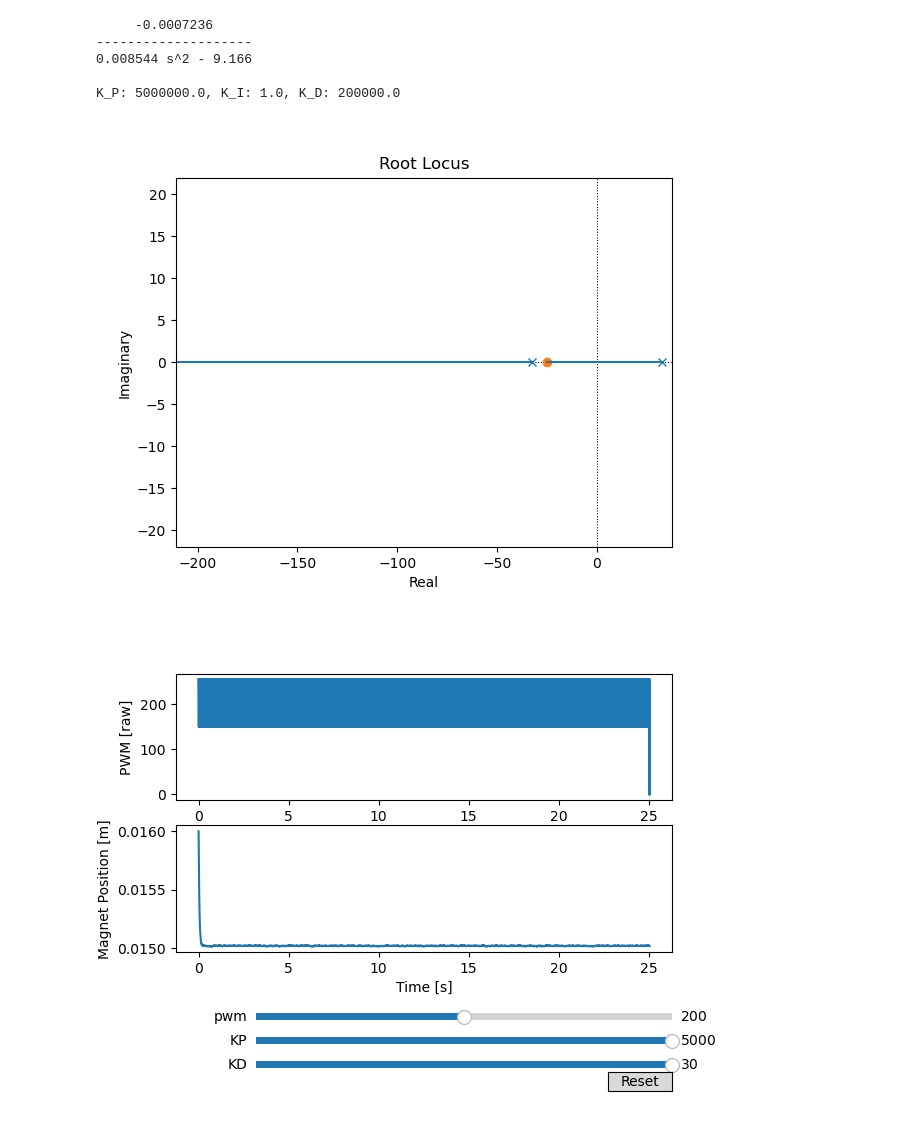
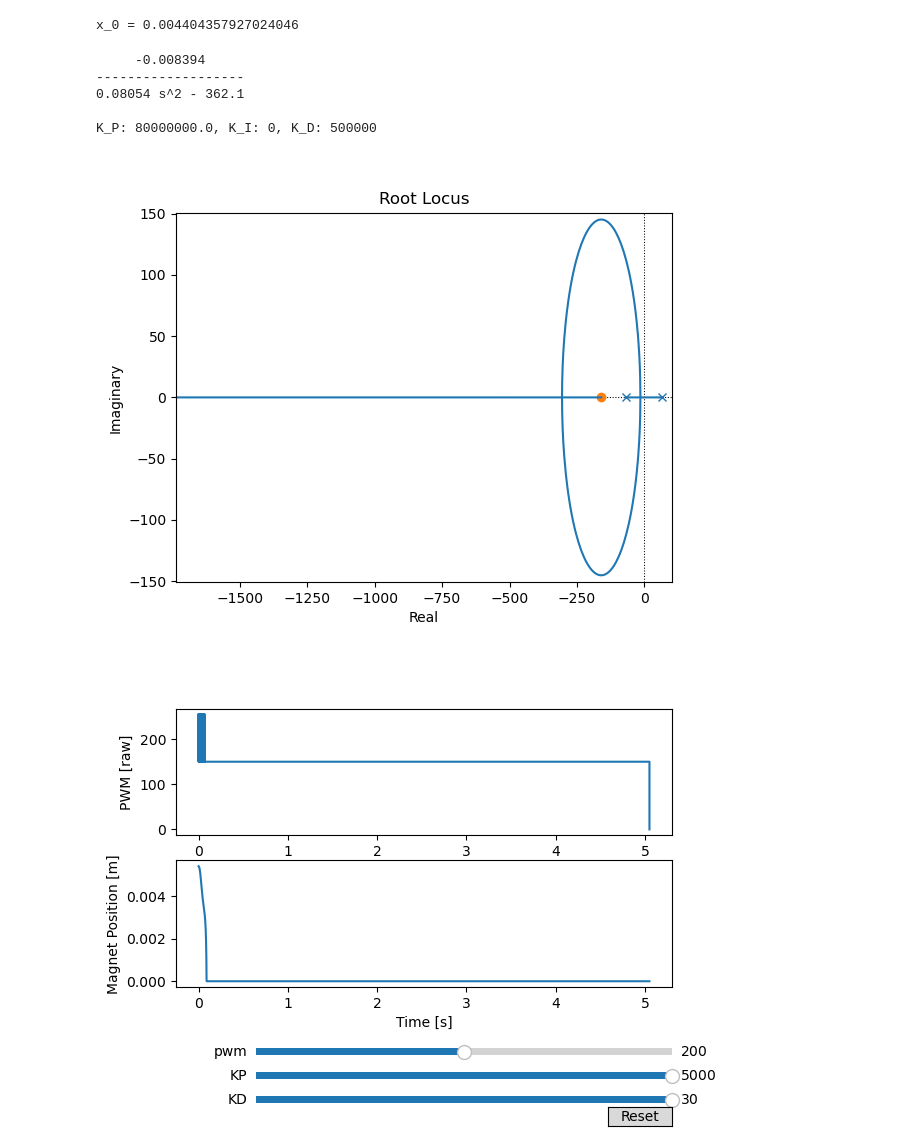
Before and after one commit to krish-suresh/controls-final, a Jupyter notebook: sim_linear_emperical.ipynb, the cells around one changed output. Saved outputs shown, nothing was run; the diff lists cells and outputs as text; code cells hidden in the pictures.

```diff
--- a/sim_linear_emperical.ipynb
+++ b/sim_linear_emperical.ipynb
@@ -8,10 +8,10 @@ import control as ct
 
 #### Constants
 # Measured from the arduino
-dt_micros = 250  # microseconds per loop
+dt_micros = 18  # microseconds per loop
 dt = dt_micros / 10**6  # seconds
 t_start = 0  # seconds
-t_end = 25.05  # seconds
+t_end = 5.05  # seconds
 num_points = int(np.ceil((t_end - t_start) / dt))
 t_list = np.linspace(t_start, t_end, num_points)
 
@@ -22,19 +22,22 @@ MAX_DIST = 0.15  # m
 R = 28.5 # ohms
 L = 0.051337  # H
 
-m = 8.5443/1000  # kg
+m = 80.5443/1000  # kg
 g = 9.8  # m/s^2
 
-x_0 = 0.015 # m
 pwm_0 = 190
 # a - b * (PWM**2) / X**2
 C_1 = -0.008052525002733787 # a
 C_2 = -4.284764699038538e-10 # b
+x_0 = pwm_0/np.sqrt((C_1 - m*g)/C_2)
+print(f"x_0 = {x_0}")
+# %% [output]
+x_0 = 0.004404357927024046
 # %%
-K = 100000
-K_P = 50.0 * K
-K_I = 1.0
-K_D = 2.0 * K
+K = 10000
+K_P = 8000.0 * K
+K_I = 0
+K_D = 50 * K
 
 G_1 = ct.tf([(2.0*C_2*pwm_0)/(x_0**2)], [m, 0, (2.0*C_2*pwm_0**2)/(x_0**3)])
 G_2 = ct.tf([1], [L, R])
@@ -52,15 +55,15 @@ ct.root_locus(-C*G, grid=False);
 print(G)
 print(f"K_P: {K_P}, K_I: {K_I}, K_D: {K_D}")
 # %% [output]
-     -0.0007236
---------------------
-0.008544 s^2 - 9.166
+     -0.008394
+-------------------
+0.08054 s^2 - 362.1
 
-K_P: 5000000.0, K_I: 1.0, K_D: 200000.0
+K_P: 80000000.0, K_I: 0, K_D: 500000
-[figure, old version]
+[figure, new version]
 # %%
 
-def simulate(K_P, K_D, sigma=0.0001, pwm_setpoint = 200.0):
+def simulate(K_P, K_D, sigma=0.000001, pwm_setpoint = 200.0):
     global x_0, pwm_0
     pwm = np.zeros(num_points)
     x = np.zeros(num_points)
@@ -71,7 +74,7 @@ def simulate(K_P, K_D, sigma=0.0001, pwm_setpoint = 200.0):
 
     for t in range(0, num_points - 2):
         disturbance = np.random.normal(0, sigma)
-        e = x[t] - x_0
+        e = x[t] - x_0 + disturbance
         pwm[t] = np.clip(K_P * e + K_D * (e - e_prev) / dt + pwm_0, 150, 255)
         # # v_i = K_P * e + K_D * (e - e_prev) / dt + v_0
         # i[t + 1] = i[t] + dt * ((12*(pwm-150)/(255-150)) - R * i[t]) / L
@@ -133,31 +136,31 @@ kd_slider = Slider(
     label="KD",
     valmin=0,
     valmax=30,
     valinit=K_D,
     valstep=0.5,
 )
 
 
 def update(val):
     pwm, x = simulate(kp_slider.val, kd_slider.val, pwm_setpoint=pwm_slider.val)
     line_pwm.set_ydata(pwm)
     line_x.set_ydata(x)
     fig.canvas.draw_idle()
 
 
 pwm_slider.on_changed(update)
 kp_slider.on_changed(update)
 kd_slider.on_changed(update)
 resetax = fig.add_axes([0.8, 0.01, 0.1, 0.04])
 button = Button(resetax, "Reset", hovercolor="0.975")
 
 
 def reset(event):
     kp_slider.set_val(K_P)
     kd_slider.set_val(K_D)
 
 
 button.on_clicked(reset)
 plt.show()
 # %% [output]
-[figure, old version]
+[figure, new version]
```
Also changed, not shown: 5 other files.
